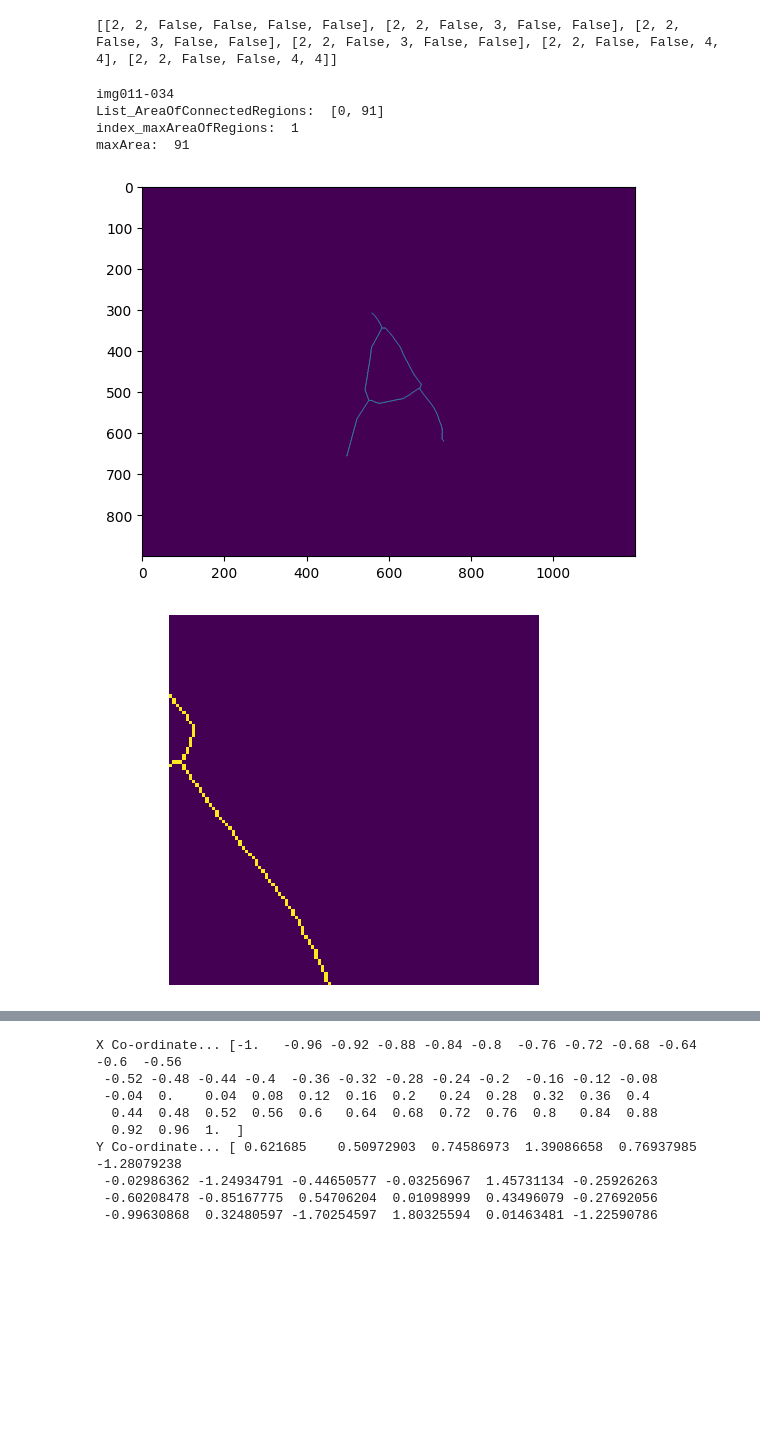
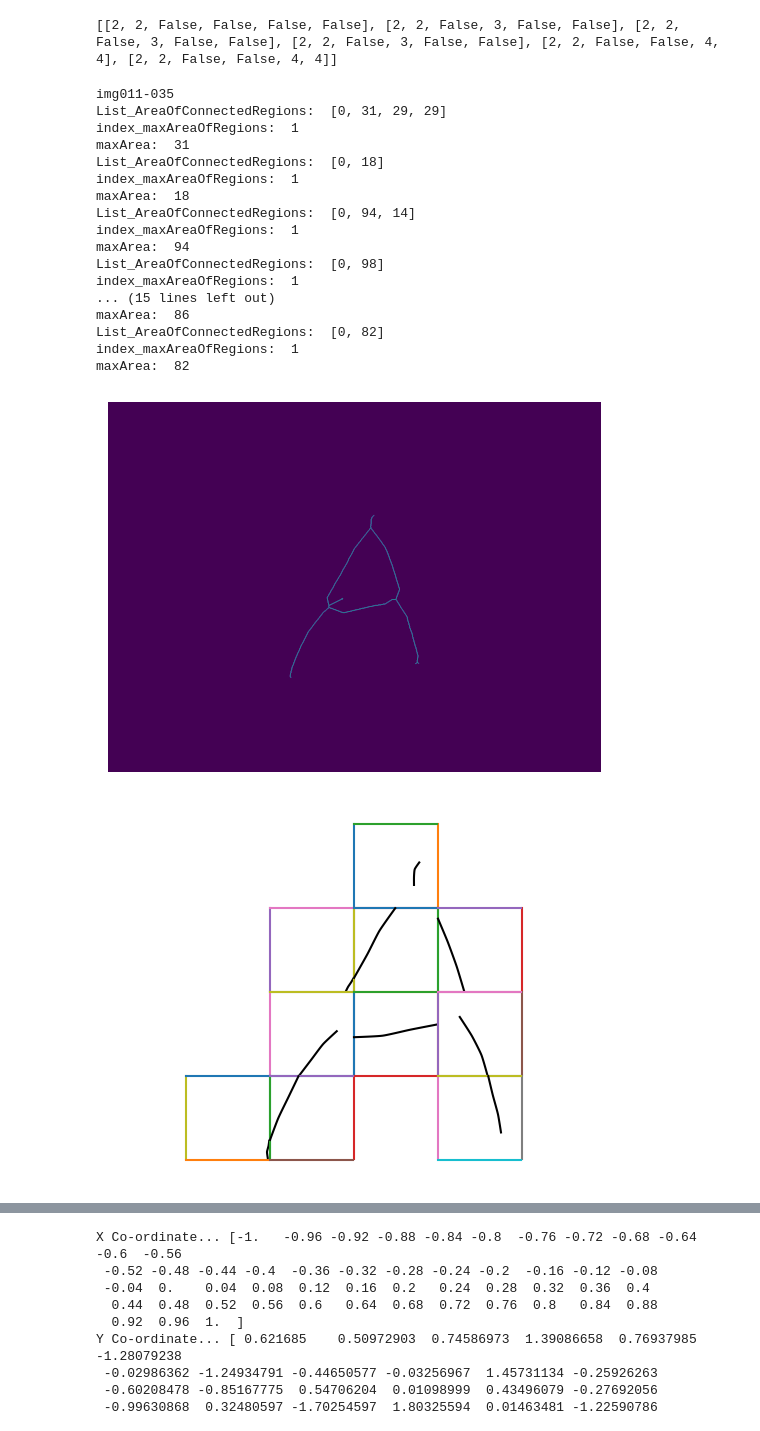
Before and after one commit to stonechen1995/SketchRecognition624_FinalProject, a Jupyter notebook: stone_test.ipynb, the cells around one changed output, grey strips where cells are left out. Drawn from its saved outputs; the diff is of its cells as text; code cells hidden in the pictures; blank space fills up the shorter version.

```diff
--- a/stone_test.ipynb
+++ b/stone_test.ipynb
@@ -125,13 +130,14 @@ except FileNotFoundError as error: print("new_image/ folder doesn't exist")
 os.mkdir(os.path.join(os.getcwd(), "new_image"))
 
 path = 'archive/Img/'
+# path = 'archive/matlab/'
 pathname = 'new_images/'
 for filename in os.listdir(path):
     name, extension = filename.split(".")
     category, index = name.split("-")
     extension = "." + extension
     ##############
-    name = 'img011-034'
+    name = 'img011-035'
     ##############
     print(name)
     img = cv.imread(path + name + extension)
@@ -172,10 +178,10 @@ for filename in os.listdir(path):
     # 12 8
     # for each patch
             patch = skel[i * patchResolution : (i+1) * patchResolution, j * patchResolution : (j+1) * patchResolution]
-            if (i == 4 and j == 6):
-                plt.figure(0)
-                plt.imshow(patch)
-            if patch.any() == True and i == 4 and j == 6:
+            # if (i == 8 and j == 12):
+            #     plt.figure(0)
+            #     plt.imshow(patch)
+            if patch.any() == True:
                 # print('i, j',i, j)
 
                 # break
@@ -183,16 +189,17 @@ for filename in os.listdir(path):
                 # plt.imshow(patch)
                 # plt.show()
                 pointsInMax, pointRest = convertBinaryToPoints(patch)
-                # print(pointsInPatch)
-                if pointsInMax is None:
-                    ind = 1
-                    for _ in range(numOfDeform):
-                        axs = plt.gca()
-                        axs.axis("equal")
-                        axs.set_axis_off()
-                        plt.figure(ind)
-                        plt.plot(pointRest[1] + j * patchResolution, -pointRest[0] - i * patchResolution, color='black')
-                        ind += 1
+                # print(pointRest)
+
+                # if pointsInMax is None:
+                #     ind = 1
+                #     for _ in range(numOfDeform):
+                #         axs = plt.gca()
+                #         axs.axis("equal")
+                #         axs.set_axis_off()
+                #         plt.figure(ind)
+                #         plt.plot(pointRest[1] + j * patchResolution, -pointRest[0] - i * patchResolution, color='black')
+                #         ind += 1
 
                 # 4 control points from the original segment
                 if pointsInMax.shape[1] > 3:
@@ -218,36 +225,49 @@ for filename in os.listdir(path):
                         gridy = np.array([j * patchResolution] * patchResolution)
                         plt.plot(gridy, -gridx)
 
                         gridx = np.array(list(range(i * patchResolution, (i+1) * patchResolution)))
                         gridy = np.array([(j+1) * patchResolution] * patchResolution)
                         plt.plot(gridy, -gridx)
 
                         gridx = np.array([i * patchResolution] * patchResolution)
                         gridy = np.array(list(range(j * patchResolution, (j+1) * patchResolution)))
                         plt.plot(gridy, -gridx)
 
                         gridx = np.array([(i+1) * patchResolution] * patchResolution)
                         gridy = np.array(list(range(j * patchResolution, (j+1) * patchResolution)))
                         plt.plot(gridy, -gridx)
 
 
                         plt.plot(y_curve, -x_curve, color='black')
-                        plt.plot(pointRest[1] + j * patchResolution, -pointRest[0] - i * patchResolution, color='black')
+                        # plt.plot(pointRest[1] + j * patchResolution, -pointRest[0] - i * patchResolution, color='black')
                         # plt.plot(y, -x, 'ro')
                         plt.savefig(pathname + name + '-{0:03}'.format(ind) + '.png')
                         ind += 1
                         # break
         #     if i == 7 and j == 11:
         #         shouldBreak = True
         #         break
         # if shouldBreak:
         #     break
 
     break
 # %% [output]
-img011-034
-List_AreaOfConnectedRegions:  [0, 91]
+img011-035
+List_AreaOfConnectedRegions:  [0, 31, 29, 29]
 index_maxAreaOfRegions:  1
-maxArea:  91
+maxArea:  31
+List_AreaOfConnectedRegions:  [0, 18]
+index_maxAreaOfRegions:  1
+maxArea:  18
+List_AreaOfConnectedRegions:  [0, 94, 14]
+index_maxAreaOfRegions:  1
+maxArea:  94
+List_AreaOfConnectedRegions:  [0, 98]
+index_maxAreaOfRegions:  1
+... (15 lines left out)
+maxArea:  86
+List_AreaOfConnectedRegions:  [0, 82]
+index_maxAreaOfRegions:  1
+maxArea:  82
-[figure, old version]
+[figure, new version]
-[figure, old version]
+[figure, new version]
```
Also changed, not shown: parts of 2 cells of this notebook, 2 other files.
